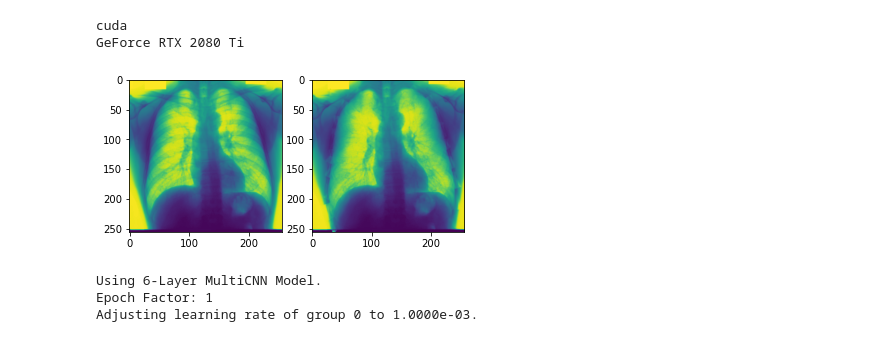
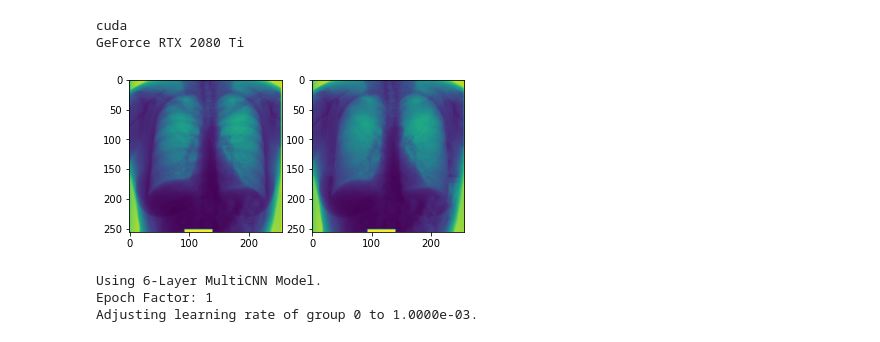
Before and after one commit to danielnflam/Deep-Learning-Models-for-bone-suppression-in-chest-radiographs, a Jupyter notebook: main.ipynb, the cells around one changed output. Saved outputs shown, nothing was run; the diff lists cells and outputs as text; code cells hidden in the pictures.

```diff
--- a/main.ipynb
+++ b/main.ipynb
@@ -23,14 +23,14 @@ flag_load_previous_save = False
 # Input Directories
 #data_BSE = "D:/data/JSRT/BSE_JSRT"
 #data_normal = "D:/data/JSRT/JSRT"
-data_BSE = "G:/DanielLam/JSRT/HQ_JSRT_and_BSE-JSRT/train_augmented_Equalise/suppressed/"
-data_normal = "G:/DanielLam/JSRT/HQ_JSRT_and_BSE-JSRT/train_augmented_Equalise/normal/"
+data_BSE = "G:/DanielLam/JSRT/HQ_JSRT_and_BSE-JSRT/177-20-20 split/train_augmented_noEqualise/suppressed/"
+data_normal = "G:/DanielLam/JSRT/HQ_JSRT_and_BSE-JSRT/177-20-20 split/train_augmented_noEqualise/normal/"
 
-data_val_normal = 'G:/DanielLam/JSRT/HQ_JSRT_and_BSE-JSRT/validate/normal'
-data_val_BSE = 'G:/DanielLam/JSRT/HQ_JSRT_and_BSE-JSRT/validate/suppressed/'
+data_val_normal = 'G:/DanielLam/JSRT/HQ_JSRT_and_BSE-JSRT/177-20-20 split/validate/normal'
+data_val_BSE = 'G:/DanielLam/JSRT/HQ_JSRT_and_BSE-JSRT/177-20-20 split/validate/suppressed/'
 
 # Save directories:
-output_save_directory = Path("./runs/6LayerCNN/v5_HQ_Equalised")
+output_save_directory = Path("./runs/6LayerCNN/v5_HQ_noEqualised_177-20-20")
 output_save_directory.mkdir(parents=True, exist_ok=True)
 PATH_SAVE_NETWORK_INTERMEDIATE = os.path.join(output_save_directory, 'network_intermediate.tar' )
 PATH_SAVE_NETWORK = os.path.join(output_save_directory, 'network_final.pt')
@@ -86,35 +86,35 @@ current_date=datetime.datetime.today().strftime('%Y-%m-%d')
 original_key = "source"
 target_key = "boneless"
 discriminator_keys_images = [original_key, target_key]
 ds_training = datasets.JSRT_CXR(data_normal, data_BSE,
                          transform=tvtransforms.Compose([
                              # custom_transforms.HistogramEqualisation(discriminator_keys_images),-- check if training data is already equalised
                              custom_transforms.Resize(discriminator_keys_images, image_spatial_size),
                              custom_transforms.ToTensor(discriminator_keys_images),
                              ])
                       )
 ds_val = datasets.JSRT_CXR(data_val_normal, data_val_BSE,
                          transform=tvtransforms.Compose([
-                             custom_transforms.HistogramEqualisation(discriminator_keys_images),
+                             #custom_transforms.HistogramEqualisation(discriminator_keys_images),
                              custom_transforms.Resize(discriminator_keys_images, image_spatial_size),
                              custom_transforms.ToTensor(discriminator_keys_images),
                              ])
                       )
 
 # SPLIT DATA INTO TRAINING/VALIDATION SET
 dl_training = DataLoader(ds_training, batch_size=_batch_size,
                          shuffle=True, num_workers=0)
 
 dl_validation = DataLoader(ds_val, batch_size=len(ds_val),
                          shuffle=True, num_workers=0)
 fixed_val_sample = next(iter(dl_validation))
 
 fig, ax = plt.subplots(1,2)
 ax[0].imshow(fixed_val_sample[original_key][0,0,:])
 ax[1].imshow(fixed_val_sample[target_key][0,0,:])
 plt.show()
 # %% [output]
-[figure, old version]
+[figure, new version]
 # %%
 ## Implementation of network and losses
 input_array_size = (_batch_size, 1, image_spatial_size[0], image_spatial_size[1])
```
Also changed, not shown: parts of 4 cells of this notebook, 1 other file.
